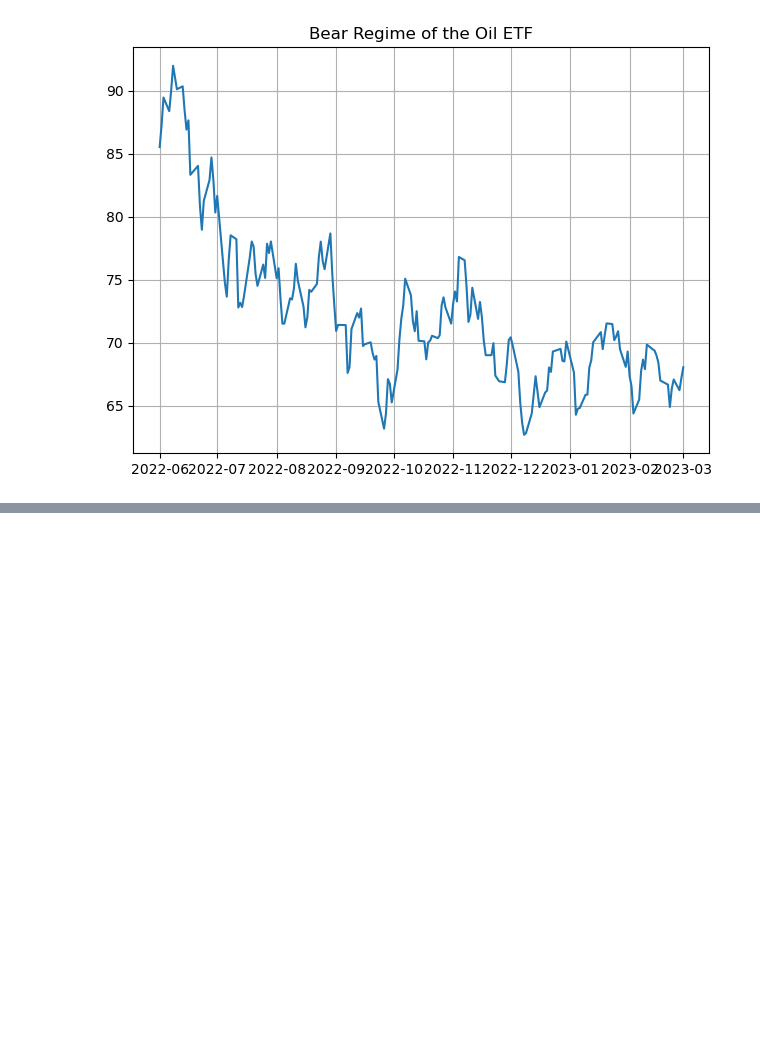
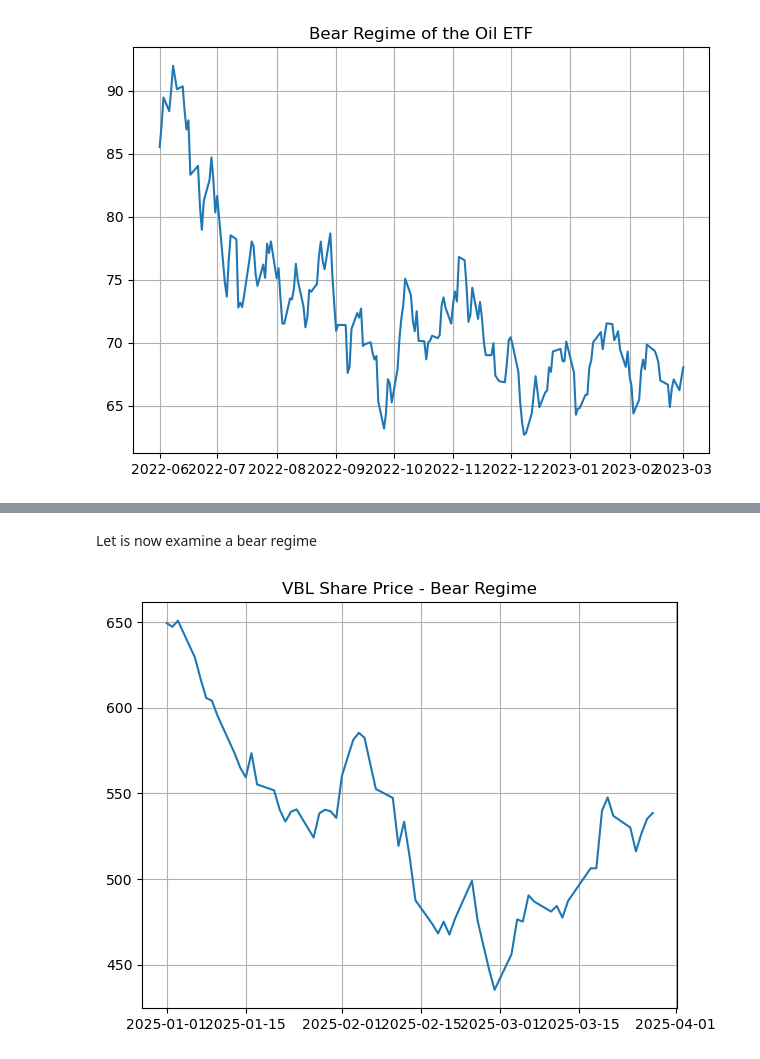
Before and after one commit to 3v-mb/Probabilistic-Graph-Modeling-of-Oil-Prices, a Jupyter notebook: Bayesian Modeling of Oil Prices.ipynb, the cells around one changed output, grey strips where cells are left out. Cells and saved outputs as stored; diff of their text form; code cells hidden in the pictures; blank space fills up the shorter version.

```diff
--- a/Bayesian Modeling of Oil Prices.ipynb
+++ b/Bayesian Modeling of Oil Prices.ipynb
@@ -55,0 +97,10 @@ plt.tight_layout()
+# %% [markdown]
+Let is now examine a bear regime
+# %%
+plt.plot(vbl)
+plt.title("VBL Share Price - Bear Regime")
+plt.grid()
+plt.tight_layout()
+plt.show()
+# %% [output]
+[figure, added]
```
Also changed, not shown: parts of 11 cells of this notebook.
